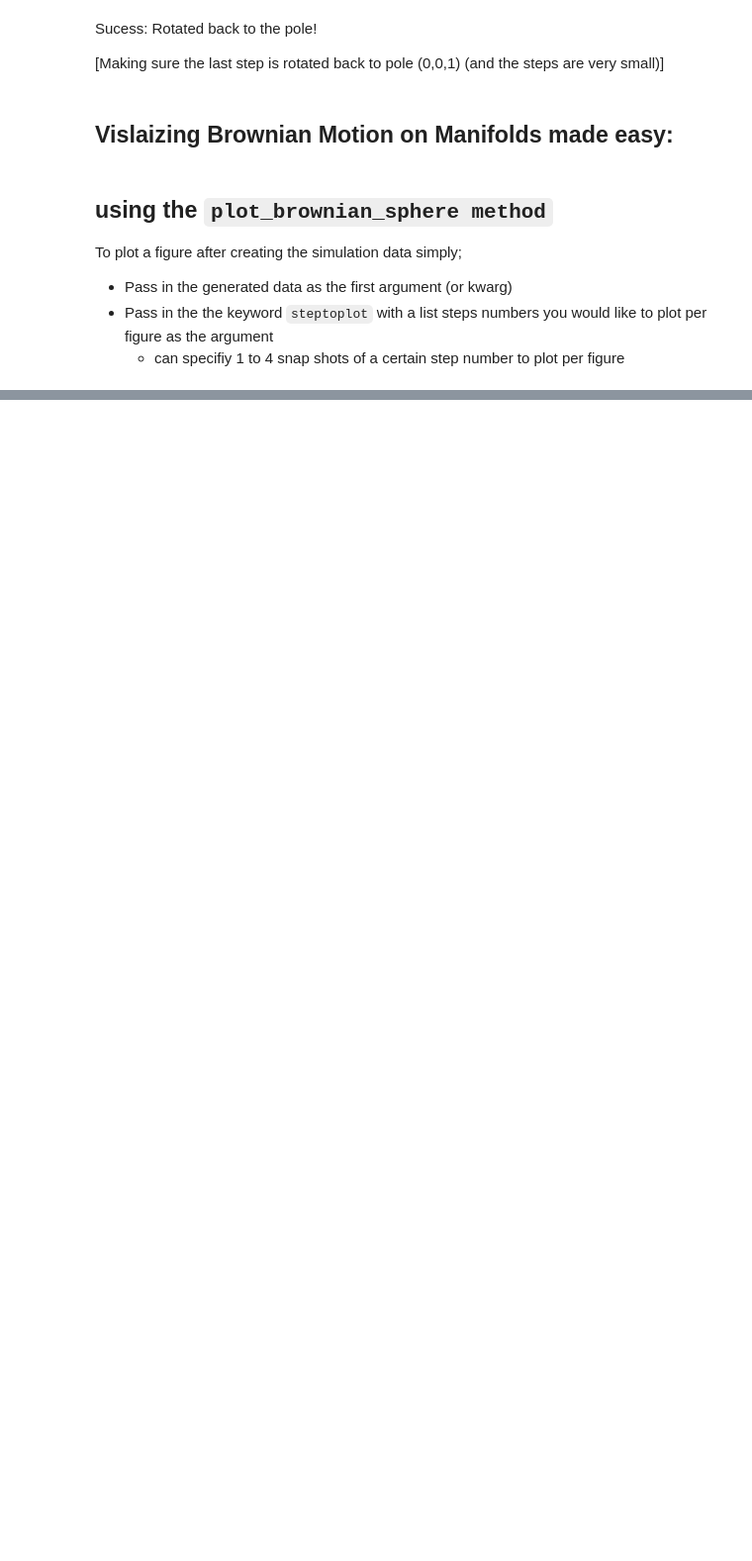
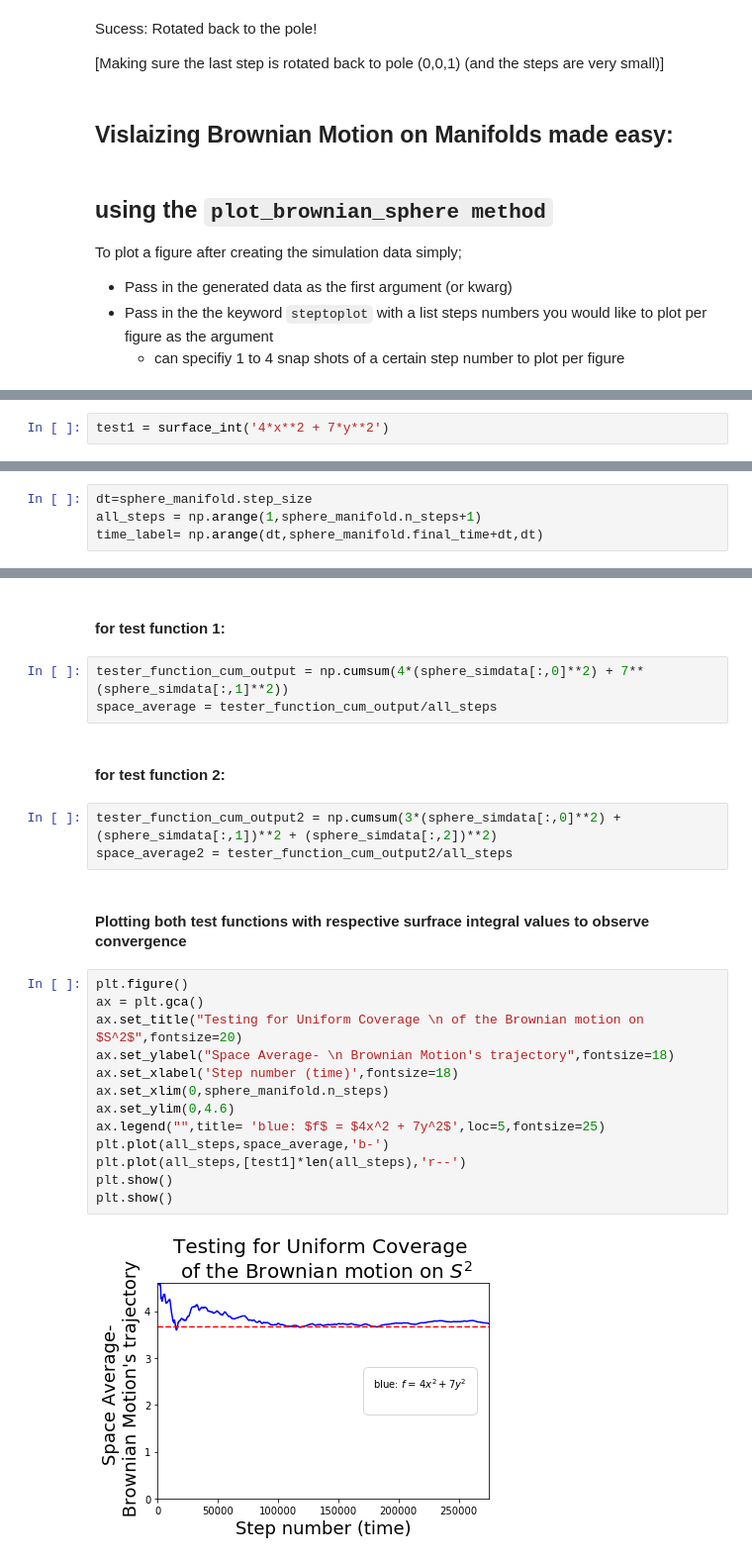
Before and after one commit to hankbesser/brownian-manifold, a Jupyter notebook: notebook_examples/manifold_example.ipynb, the cells around one changed output, grey strips where cells are left out. Shown at 99% size. Saved outputs shown, nothing was run; the diff lists cells and outputs as text; blank space fills up the shorter version.

```diff
--- a/notebook_examples/manifold_example.ipynb
+++ b/notebook_examples/manifold_example.ipynb
@@ -233,0 +290,2 @@ sphere_manifold.plot_brownian_sphere(sphere_simdata,steptoplot=[20000,100000,400
+# %%
+test1 = surface_int('4*x**2 + 7*y**2')
@@ -233,0 +310,4 @@ sphere_manifold.plot_brownian_sphere(sphere_simdata,steptoplot=[20000,100000,400
+# %%
+dt=sphere_manifold.step_size
+all_steps = np.arange(1,sphere_manifold.n_steps+1)
+time_label= np.arange(dt,sphere_manifold.final_time+dt,dt)
@@ -233,0 +316,27 @@ sphere_manifold.plot_brownian_sphere(sphere_simdata,steptoplot=[20000,100000,400
+# %% [markdown]
+#### for test function 1:
+# %%
+tester_function_cum_output = np.cumsum(4*(sphere_simdata[:,0]**2) + 7**(sphere_simdata[:,1]**2))
+space_average = tester_function_cum_output/all_steps
+# %% [markdown]
+#### for test function 2:
+# %%
+tester_function_cum_output2 = np.cumsum(3*(sphere_simdata[:,0]**2) + (sphere_simdata[:,1])**2 + (sphere_simdata[:,2])**2)
+space_average2 = tester_function_cum_output2/all_steps
+# %% [markdown]
+#### Plotting both test functions with respective surfrace integral values to observe convergence
+# %%
+plt.figure()
+ax = plt.gca()
+ax.set_title("Testing for Uniform Coverage \n of the Brownian motion on $S^2$",fontsize=20)
+ax.set_ylabel("Space Average- \n Brownian Motion's trajectory",fontsize=18)
+ax.set_xlabel('Step number (time)',fontsize=18)
+ax.set_xlim(0,sphere_manifold.n_steps)
+ax.set_ylim(0,4.6)
+ax.legend("",title= 'blue: $f$ = $4x^2 + 7y^2$',loc=5,fontsize=25)
+plt.plot(all_steps,space_average,'b-')
+plt.plot(all_steps,[test1]*len(all_steps),'r--')
+plt.show()
+plt.show()
+# %% [output]
+[figure, added]
```
Also changed, not shown: parts of 40 cells of this notebook, 6 other files.
